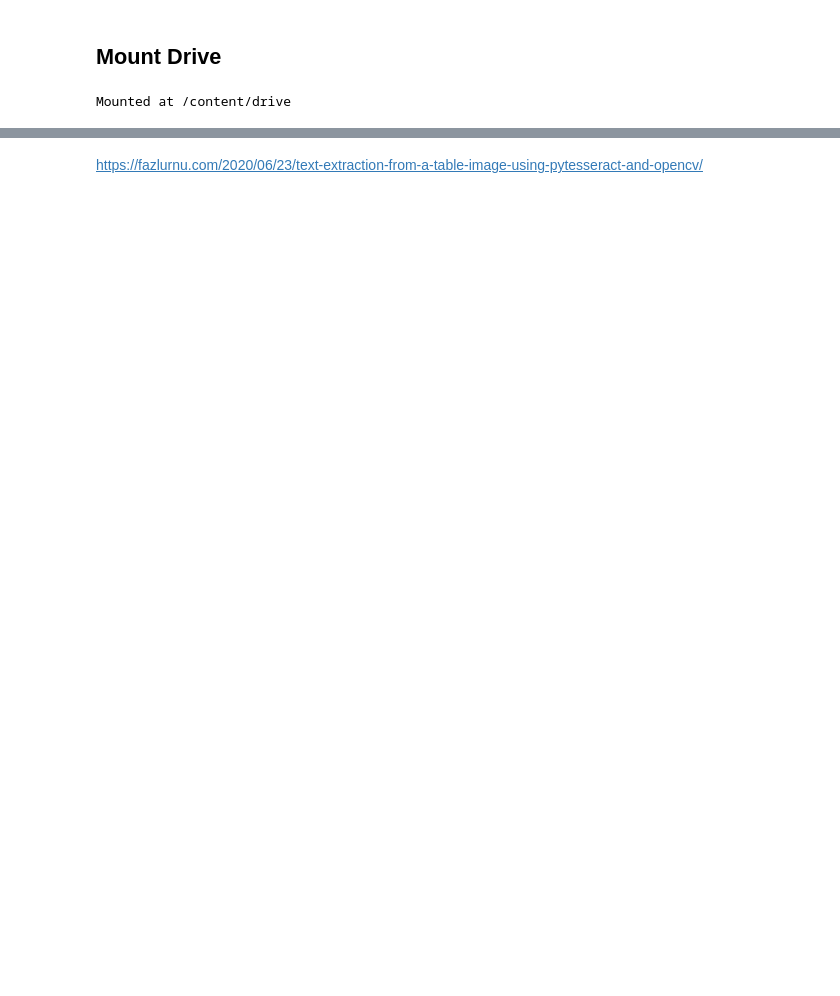
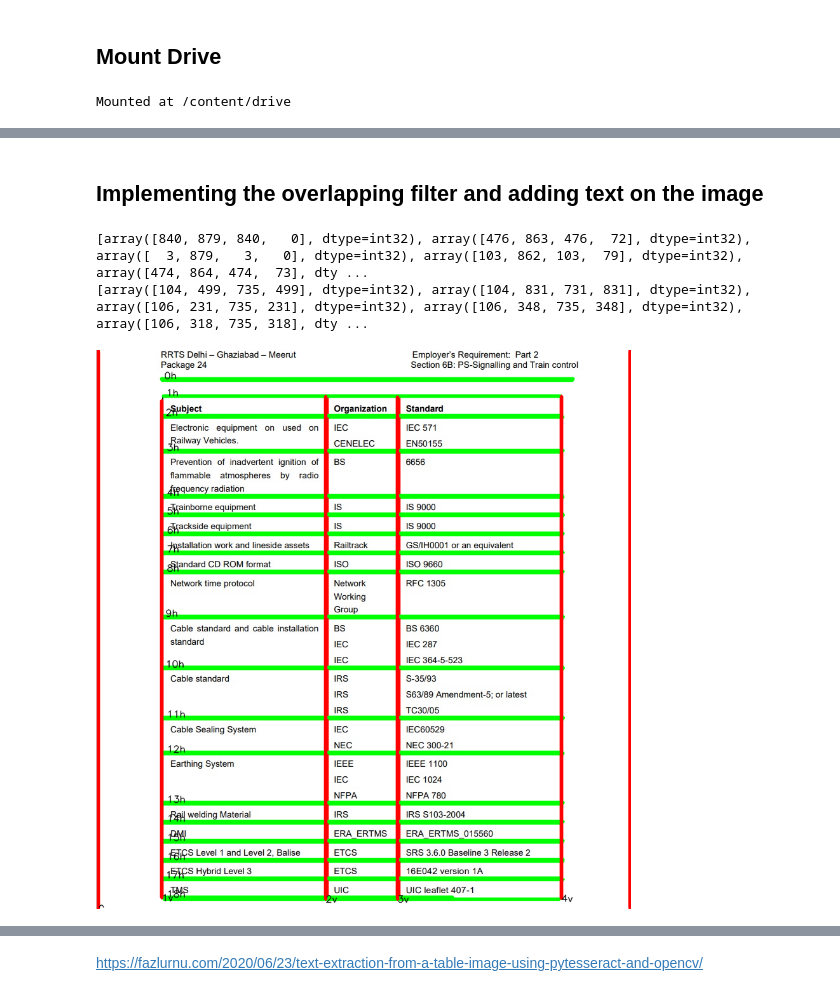
Before and after one commit to plaban1981/POCs, a Jupyter notebook: Text_Extraction_from_a_Table_Image,_using_PyTesseract_and_OpenCV.ipynb, the cells around one changed output, grey strips where cells are left out. Drawn from its saved outputs; the diff is of its cells as text; code cells hidden in the pictures; blank space fills up the shorter version.

```diff
--- a/Text_Extraction_from_a_Table_Image,_using_PyTesseract_and_OpenCV.ipynb
+++ b/Text_Extraction_from_a_Table_Image,_using_PyTesseract_and_OpenCV.ipynb
@@ -53,0 +166,45 @@ Mounted at /content/drive
+# %%
+def overlapping_filter(lines, sorting_index):
+    filtered_lines = []
+
+    lines = sorted(lines, key=lambda lines: lines[sorting_index])
+    separation = 5
+    for i in range(len(lines)):
+            l_curr = lines[i]
+            if(i>0):
+                l_prev = lines[i-1]
+                if ( (l_curr[sorting_index] - l_prev[sorting_index]) > separation):
+                    filtered_lines.append(l_curr)
+            else:
+                filtered_lines.append(l_curr)
+
+    return filtered_lines
+# %% [markdown]
+## Implementing the overlapping filter and adding text on the image
+# %%
+horizontal_lines = []
+vertical_lines = []
+
+if linesP is not None:
+    for i in range(0, len(linesP)):
+        l = linesP[i][0]
+        if (is_vertical(l)):
+            vertical_lines.append(l)
+
+        elif (is_horizontal(l)):
+            horizontal_lines.append(l)
+    print(vertical_lines)
+    print(horizontal_lines)
+    horizontal_lines = overlapping_filter(horizontal_lines, 1)
+    vertical_lines = overlapping_filter(vertical_lines, 0)
+    for i, line in enumerate(horizontal_lines):
+      cv.line(cImage, (line[0], line[1]), (line[2], line[3]), (0,255,0), 3, cv.LINE_AA)
+      cv.putText(cImage, str(i) + "h", (line[0] + 5, line[1]), cv.FONT_HERSHEY_SIMPLEX, 0.5, (0, 0, 0), 1, cv.LINE_AA)
+    for i, line in enumerate(vertical_lines):
+      cv.line(cImage, (line[0], line[1]), (line[2], line[3]), (0,0,255), 3, cv.LINE_AA)
+      cv.putText(cImage, str(i) + "v", (line[0], line[1] + 5), cv.FONT_HERSHEY_SIMPLEX, 0.5, (0, 0, 0), 1, cv.LINE_AA)
+cv2_imshow( cImage)
+# %% [output]
+[array([840, 879, 840,   0], dtype=int32), array([476, 863, 476,  72], dtype=int32), array([  3, 879,   3,   0], dtype=int32), array([103, 862, 103,  79], dtype=int32), array([474, 864, 474,  73], dty ...
+[array([104, 499, 735, 499], dtype=int32), array([104, 831, 731, 831], dtype=int32), array([106, 231, 735, 231], dtype=int32), array([106, 348, 735, 348], dtype=int32), array([106, 318, 735, 318], dty ...
+[figure, added]
```
Also changed, not shown: parts of 93 cells of this notebook.
